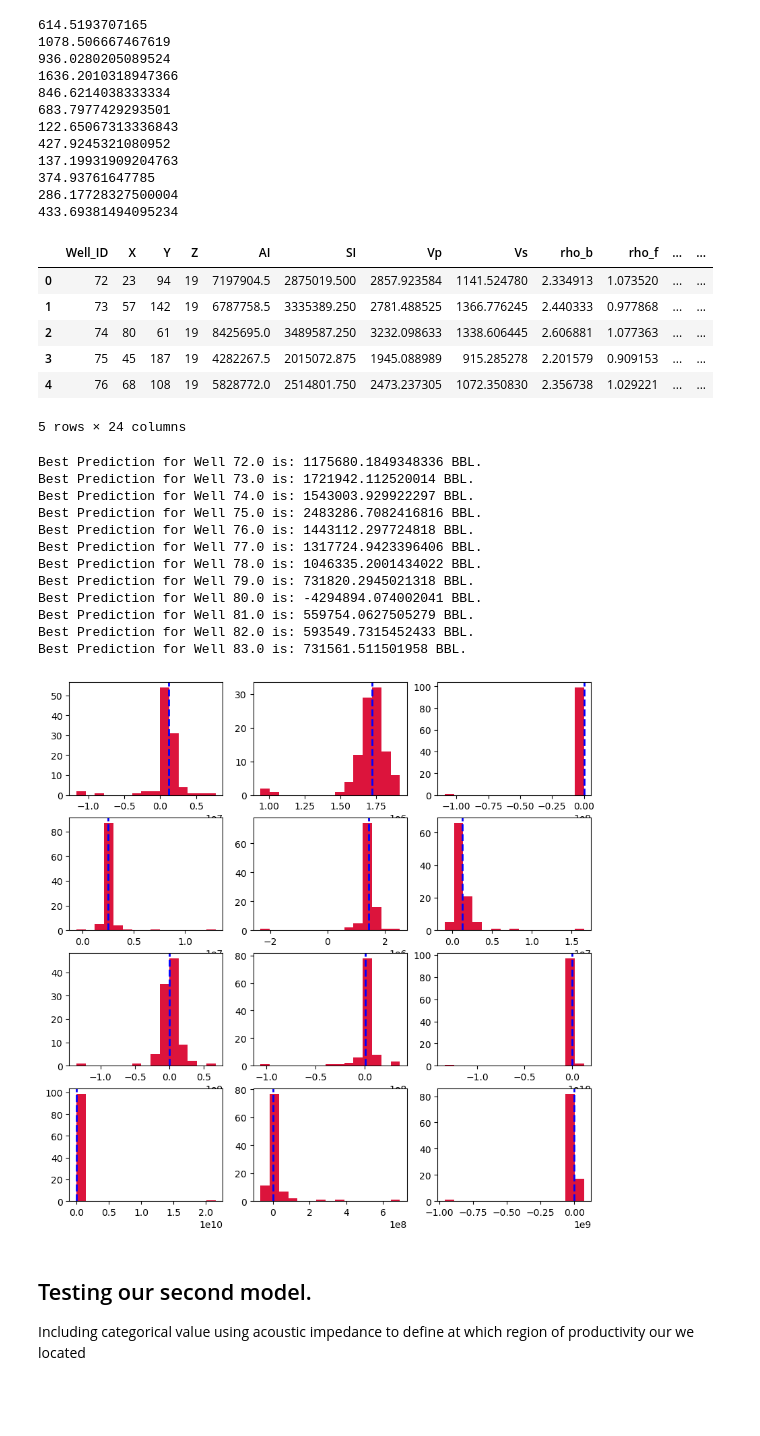
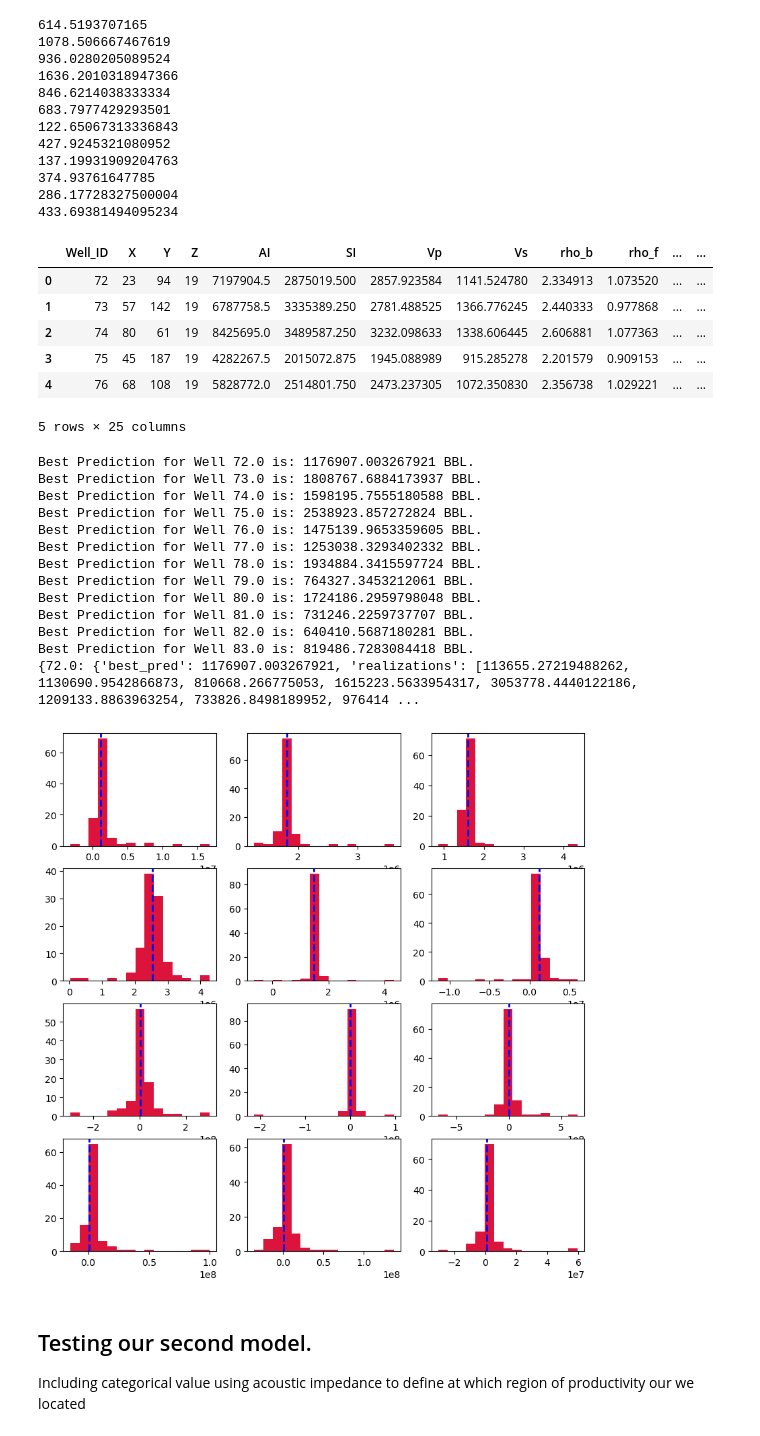
Before and after one commit to acmontesh/Energ-AI-z, a Jupyter notebook: Testing_Features_Models.ipynb, the cells around one changed output. Saved outputs shown, nothing was run; the diff lists cells and outputs as text; code cells hidden in the pictures; blank space fills up the shorter version.

```diff
--- a/Testing_Features_Models.ipynb
+++ b/Testing_Features_Models.ipynb
@@ -113,10 +113,10 @@ ax.legend( handles=[handles[1],handles[-1]], labels=[labels[1],labels[-1]], titl
 # Defining features to work with
 dflogs = pd.read_csv("logs.csv")
 
-dflogs_imp = pd.read_csv("well_log_production_imputed_subset.csv")
+#dflogs_imp = pd.read_csv("well_log_production_imputed_subset.csv")
 
 # Concat dflogs with dflogs_imp to fill missing values
-dflogs = pd.concat( [dflogs,dflogs_imp],axis=0 )
+#dflogs = pd.concat( [dflogs,dflogs_imp],axis=0 )
 
 # Creating empty columns to fill with features calculated from well logs
 historic_production_data["gamma_var"] = 0
@@ -151,7 +151,6 @@ def calculate_well_density( xvals,yvals,allx,ally,allIDs,quantile ):
     return np.min( dists )
 
 for id in np.unique(dflogs["Well_ID"]):
-    historic_production_data["mean_por"] = 0
     historic_production_data.loc[historic_production_data["Well_ID"]==id,"X"] = np.unique( dflogs[dflogs["Well_ID"]==id]["X"] )[0]
     historic_production_data.loc[historic_production_data["Well_ID"]==id,"Y"] = np.unique( dflogs[dflogs["Well_ID"]==id]["Y"] )[0]
     historic_production_data.loc[historic_production_data["Well_ID"]==id,"gamma_var"] = np.std( dflogs[dflogs["Well_ID"]==id]["GR"] )
@@ -530,9 +541,7 @@ df_preproduction["mean_perm"] = 0
 for id in np.unique( df_preproduction["Well_ID"] ):
     print(np.mean( df_preproduction[df_preproduction["Well_ID"]==id]["perm"] ))
     df_preproduction.loc[df_preproduction["Well_ID"]==id,"mean_perm"] = np.mean( df_preproduction[df_preproduction["Well_ID"]==id]["perm"] )
-
-# Adding log of permeability as feature to predict
-df_preproduction["logperm"] = np.log( df_preproduction["mean_perm"] )
+    df_preproduction.loc[df_preproduction["Well_ID"]==id,"mean_AI"] = np.mean( df_preproduction[df_preproduction["Well_ID"]==id]["AI"] )
 # %% [output]
 614.5193707165
 1078.506667467619
@@ -547,9 +556,12 @@ df_preproduction["logperm"] = np.log( df_preproduction["mean_perm"] )
 286.17728327500004
 433.69381494095234
 # %%
-# Groping pre-production data by well ID
-df_preproduction = df_preproduction.groupby("Well_ID", as_index=False).first(  )
-df_preproduction.head(  )
+# Grouping pre-production data by well ID
+df_preproduction_grouped = df_preproduction.groupby("Well_ID", as_index=False).first(  )
+
+# Adding log of permeability as feature to predict
+df_preproduction_grouped["logperm"] = np.log( df_preproduction_grouped["mean_perm"] )
+df_preproduction_grouped.head(  )
 # %% [output]
 |  | Well_ID | X | Y | Z | AI | SI | Vp | Vs | rho_b | rho_f | ... | ... |
 | 0 | 72 | 23 | 94 | 19 | 7197904.5 | 2875019.500 | 2857.923584 | 1141.524780 | 2.334913 | 1.073520 | ... | ... |
@@ -557,13 +569,13 @@ df_preproduction.head(  )
 | 2 | 74 | 80 | 61 | 19 | 8425695.0 | 3489587.250 | 3232.098633 | 1338.606445 | 2.606881 | 1.077363 | ... | ... |
 | 3 | 75 | 45 | 187 | 19 | 4282267.5 | 2015072.875 | 1945.088989 | 915.285278 | 2.201579 | 0.909153 | ... | ... |
 | 4 | 76 | 68 | 108 | 19 | 5828772.0 | 2514801.750 | 2473.237305 | 1072.350830 | 2.356738 | 1.029221 | ... | ... |
-5 rows × 24 columns
+5 rows × 25 columns
 # %%
-# Making predictions with uncertainty estimates for pre-production data
+# Making predictions with uncertainty estimates for preproduction data
 realizations_per_sample = {  }
-for i in range(df_preproduction.shape[0]):
-    id = df_preproduction.iloc[i]["Well_ID"]
-    Xinterest = df_preproduction.iloc[i]["logperm"]
+for i in range(df_preproduction_grouped.shape[0]):
+    id = df_preproduction_grouped.iloc[i]["Well_ID"]
+    Xinterest = df_preproduction_grouped.iloc[i]["logperm"]
     realizations_per_sample[ id ] = { "best_pred":0.0,"realizations":[  ] }
     for j in range(100):
         degree_rand = 3 #Tuned via resampling (see code above)
@@ -578,30 +590,34 @@ for i in range(df_preproduction.shape[0]):
         realizations_per_sample[ id ]["realizations"].append( ypred )
     realizations_per_sample[ id ]["best_pred"] = np.median( realizations_per_sample[ id ]["realizations"] )
     print( f"Best Prediction for Well {id} is: {realizations_per_sample[ id ]['best_pred']} BBL." )
+
+
+print(realizations_per_sample)
 # %% [output]
-Best Prediction for Well 72.0 is: 1175680.1849348336 BBL.
-Best Prediction for Well 73.0 is: 1721942.112520014 BBL.
-Best Prediction for Well 74.0 is: 1543003.929922297 BBL.
-Best Prediction for Well 75.0 is: 2483286.7082416816 BBL.
-Best Prediction for Well 76.0 is: 1443112.297724818 BBL.
-Best Prediction for Well 77.0 is: 1317724.9423396406 BBL.
-Best Prediction for Well 78.0 is: 1046335.2001434022 BBL.
-Best Prediction for Well 79.0 is: 731820.2945021318 BBL.
-Best Prediction for Well 80.0 is: -4294894.074002041 BBL.
-Best Prediction for Well 81.0 is: 559754.0627505279 BBL.
-Best Prediction for Well 82.0 is: 593549.7315452433 BBL.
-Best Prediction for Well 83.0 is: 731561.511501958 BBL.
+Best Prediction for Well 72.0 is: 1176907.003267921 BBL.
+Best Prediction for Well 73.0 is: 1808767.6884173937 BBL.
+Best Prediction for Well 74.0 is: 1598195.7555180588 BBL.
+Best Prediction for Well 75.0 is: 2538923.857272824 BBL.
+Best Prediction for Well 76.0 is: 1475139.9653359605 BBL.
+Best Prediction for Well 77.0 is: 1253038.3293402332 BBL.
+Best Prediction for Well 78.0 is: 1934884.3415597724 BBL.
+Best Prediction for Well 79.0 is: 764327.3453212061 BBL.
+Best Prediction for Well 80.0 is: 1724186.2959798048 BBL.
+Best Prediction for Well 81.0 is: 731246.2259737707 BBL.
+Best Prediction for Well 82.0 is: 640410.5687180281 BBL.
+Best Prediction for Well 83.0 is: 819486.7283084418 BBL.
+{72.0: {'best_pred': 1176907.003267921, 'realizations': [113655.27219488262, 1130690.9542866873, 810668.266775053, 1615223.5633954317, 3053778.4440122186, 1209133.8863963254, 733826.8498189952, 976414 ...
 # %%
 # Visualizing uncertainty estimates for pre-production data
 fig,axs = plt.subplots( 4,3,figsize=(10,10),facecolor="white" )
-for k in range(df_preproduction.shape[0]):
+for k in range(df_preproduction_grouped.shape[0]):
     row = k//3
     colm = k%3
-    id = df_preproduction.iloc[k]["Well_ID"]
+    id = df_preproduction_grouped.iloc[k]["Well_ID"]
     counts, bin_edges, patches = axs[row,colm].hist(  realizations_per_sample[ id ]["realizations"],color="crimson",bins=15 )
     axs[row,colm].axvline( realizations_per_sample[ id ]["best_pred"],ls="--",lw=2.0,color="blue" )
 # %% [output]
-[figure, old version]
+[figure, new version]
 # %%
 # Preparing final solution dataframe and saving to csv
 df_solution = pd.read_csv( "solution.csv" )
```
Also changed, not shown: parts of 26 cells of this notebook.
